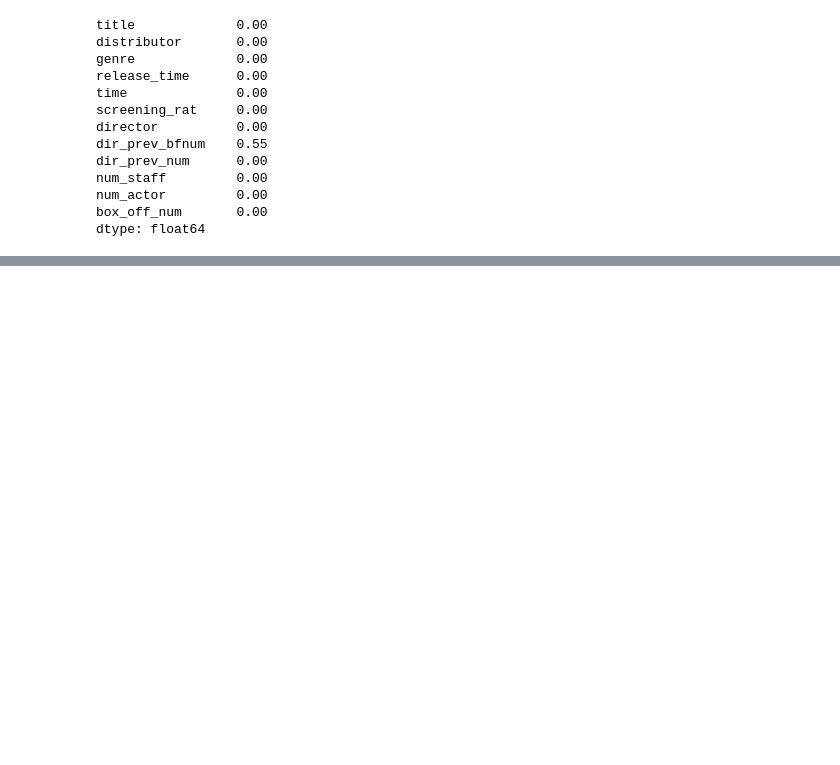
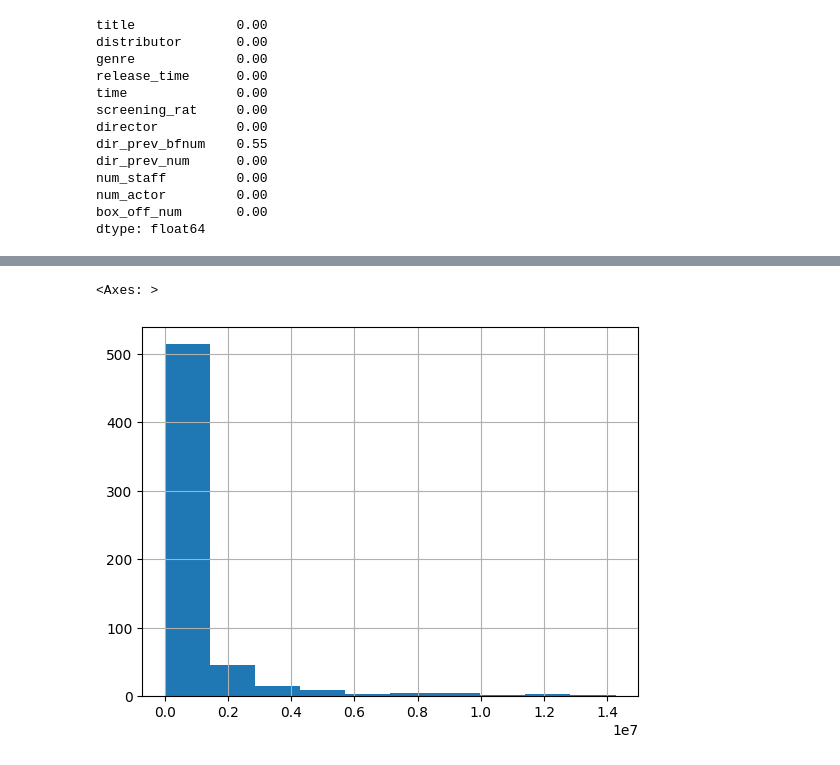
Before and after one commit to pia222sk20/python, a Jupyter notebook: EDA/movie.ipynb, the cells around one changed output, grey strips where cells are left out. Cells and saved outputs as stored; diff of their text form; code cells hidden in the pictures; blank space fills up the shorter version.

```diff
--- a/EDA/movie.ipynb
+++ b/EDA/movie.ipynb
@@ -87,0 +65,5 @@ sns.boxplot(data=df)
+# %%
+df.box_off_num.hist()
+# %% [output]
+<Axes: >
+[figure, added]
```
Also changed, not shown: parts of 5 cells of this notebook.
